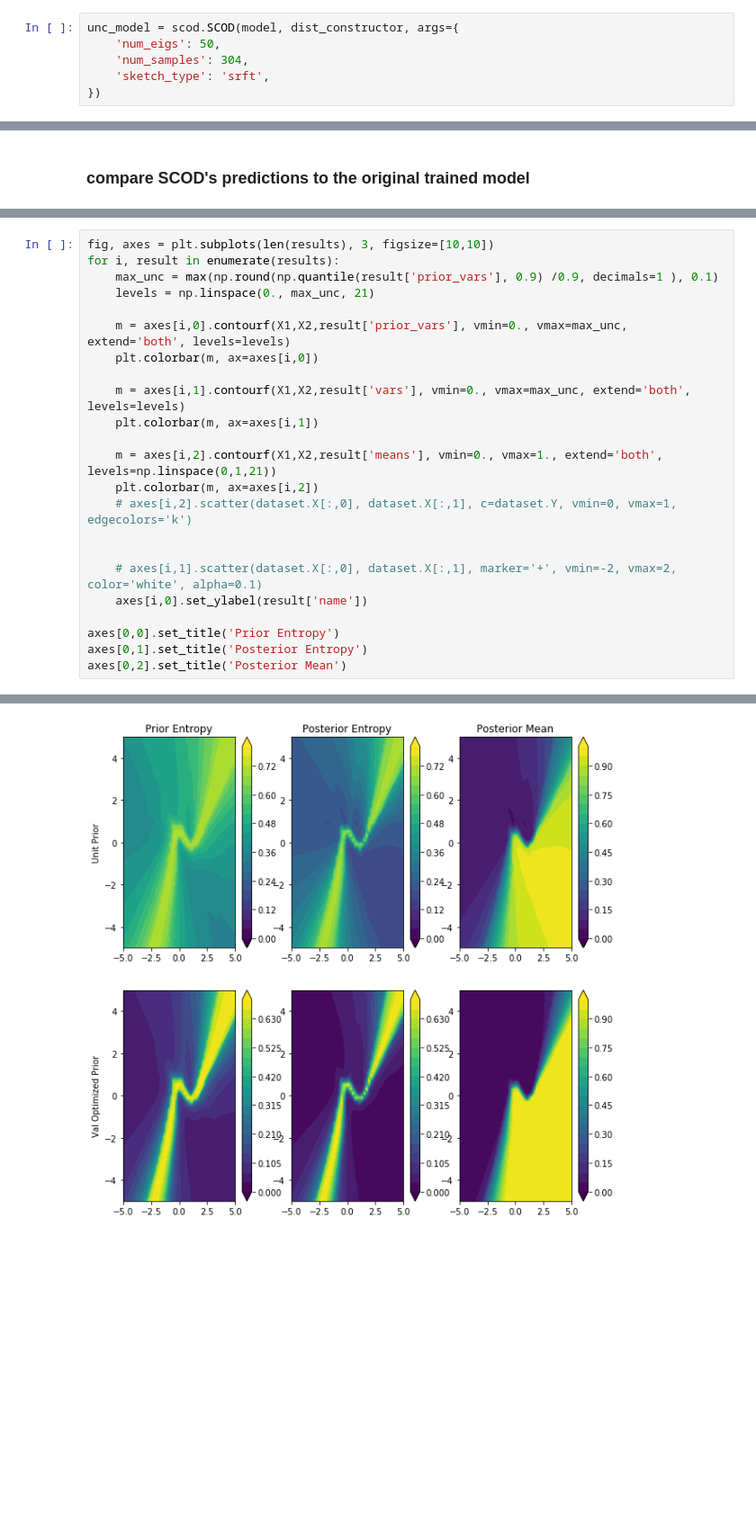
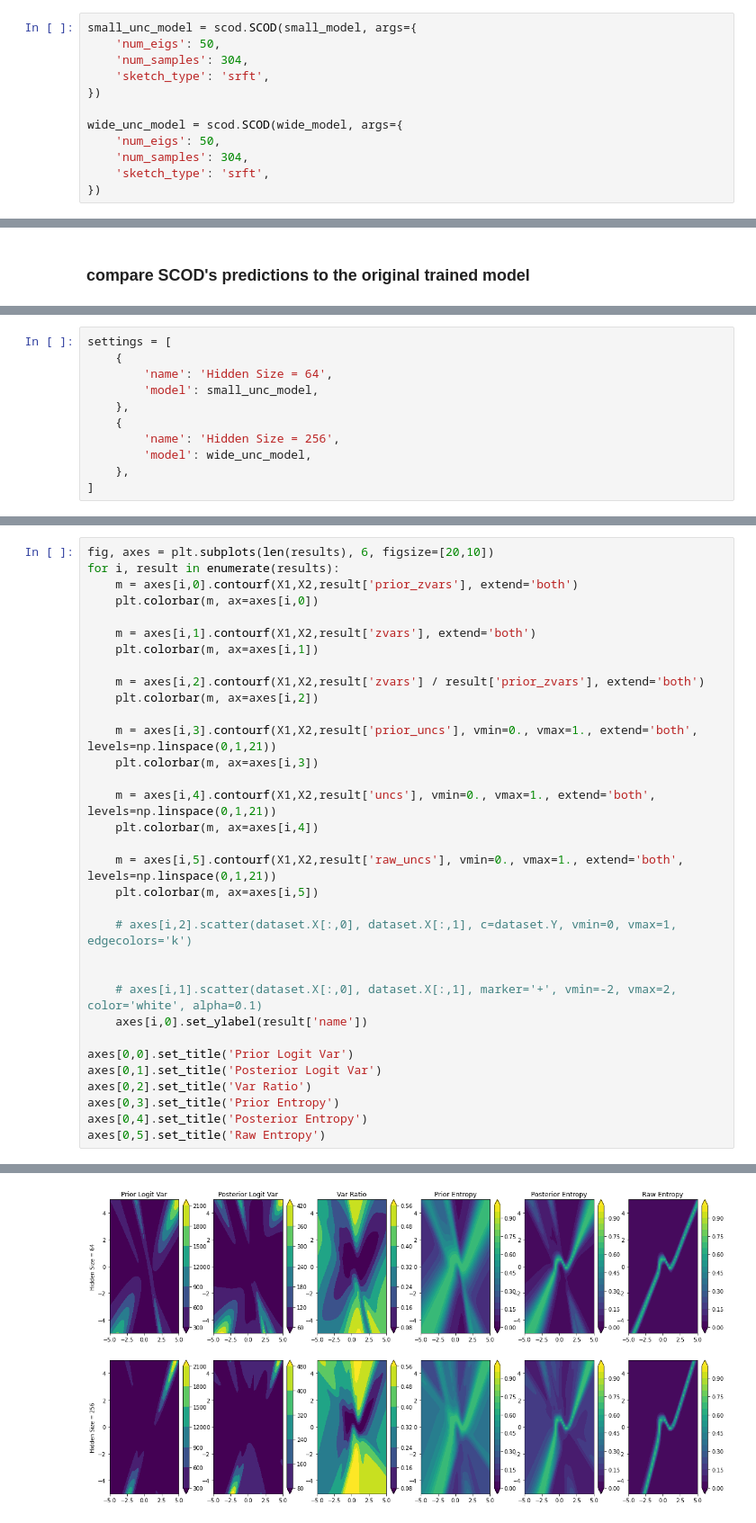
Before and after one commit to StanfordASL/scod-module, a Jupyter notebook: demos/2d_classification_demo.ipynb, the cells around one changed output, grey strips where cells are left out. Shown at 90% size. Cells and saved outputs as stored; diff of their text form; blank space fills up the shorter version.

```diff
--- a/demos/2d_classification_demo.ipynb
+++ b/demos/2d_classification_demo.ipynb
@@ -109,7 +120,13 @@ plt.plot(losses)
 # %%
-unc_model = scod.SCOD(model, dist_constructor, args={
+small_unc_model = scod.SCOD(small_model, args={
     'num_eigs': 50,
     'num_samples': 304,
     'sketch_type': 'srft',
 })
+
+wide_unc_model = scod.SCOD(wide_model, args={
+    'num_eigs': 50,
+    'num_samples': 304,
+    'sketch_type': 'srft',
+})
 # %% [output]
@@ -156,3 +147,14 @@ settings = [
+# %%
+settings = [
+    {
+        'name': 'Hidden Size = 64',
+        'model': small_unc_model,
+    },
+    {
+        'name': 'Hidden Size = 256',
+        'model': wide_unc_model,
+    },
+]
 # %%
 X1,X2 = np.meshgrid( np.linspace(-5.,5.,50), np.linspace(-5.,5.,50) )
 X = np.stack([X1,X2], axis=-1)
@@ -185,24 +195,34 @@ for setting in settings:
 # %%
-fig, axes = plt.subplots(len(results), 3, figsize=[10,10])
+fig, axes = plt.subplots(len(results), 6, figsize=[20,10])
 for i, result in enumerate(results):
-    max_unc = max(np.round(np.quantile(result['prior_vars'], 0.9) /0.9, decimals=1 ), 0.1)
-    levels = np.linspace(0., max_unc, 21)
-
-    m = axes[i,0].contourf(X1,X2,result['prior_vars'], vmin=0., vmax=max_unc, extend='both', levels=levels)
+    m = axes[i,0].contourf(X1,X2,result['prior_zvars'], extend='both')
     plt.colorbar(m, ax=axes[i,0])
 
-    m = axes[i,1].contourf(X1,X2,result['vars'], vmin=0., vmax=max_unc, extend='both', levels=levels)
+    m = axes[i,1].contourf(X1,X2,result['zvars'], extend='both')
     plt.colorbar(m, ax=axes[i,1])
 
-    m = axes[i,2].contourf(X1,X2,result['means'], vmin=0., vmax=1., extend='both', levels=np.linspace(0,1,21))
+    m = axes[i,2].contourf(X1,X2,result['zvars'] / result['prior_zvars'], extend='both')
     plt.colorbar(m, ax=axes[i,2])
+
+    m = axes[i,3].contourf(X1,X2,result['prior_uncs'], vmin=0., vmax=1., extend='both', levels=np.linspace(0,1,21))
+    plt.colorbar(m, ax=axes[i,3])
+
+    m = axes[i,4].contourf(X1,X2,result['uncs'], vmin=0., vmax=1., extend='both', levels=np.linspace(0,1,21))
+    plt.colorbar(m, ax=axes[i,4])
+
+    m = axes[i,5].contourf(X1,X2,result['raw_uncs'], vmin=0., vmax=1., extend='both', levels=np.linspace(0,1,21))
+    plt.colorbar(m, ax=axes[i,5])
+
     # axes[i,2].scatter(dataset.X[:,0], dataset.X[:,1], c=dataset.Y, vmin=0, vmax=1, edgecolors='k')
 
 
     # axes[i,1].scatter(dataset.X[:,0], dataset.X[:,1], marker='+', vmin=-2, vmax=2, color='white', alpha=0.1)
     axes[i,0].set_ylabel(result['name'])
 
-axes[0,0].set_title('Prior Entropy')
-axes[0,1].set_title('Posterior Entropy')
-axes[0,2].set_title('Posterior Mean')
+axes[0,0].set_title('Prior Logit Var')
+axes[0,1].set_title('Posterior Logit Var')
+axes[0,2].set_title('Var Ratio')
+axes[0,3].set_title('Prior Entropy')
+axes[0,4].set_title('Posterior Entropy')
+axes[0,5].set_title('Raw Entropy')
 # %% [output]
@@ -210 +230 @@ Text(0.5, 1.0, 'Posterior Mean')
-[figure, old version]
+[figure, new version]
```
Also changed, not shown: parts of 17 cells of this notebook, 6 other files.
